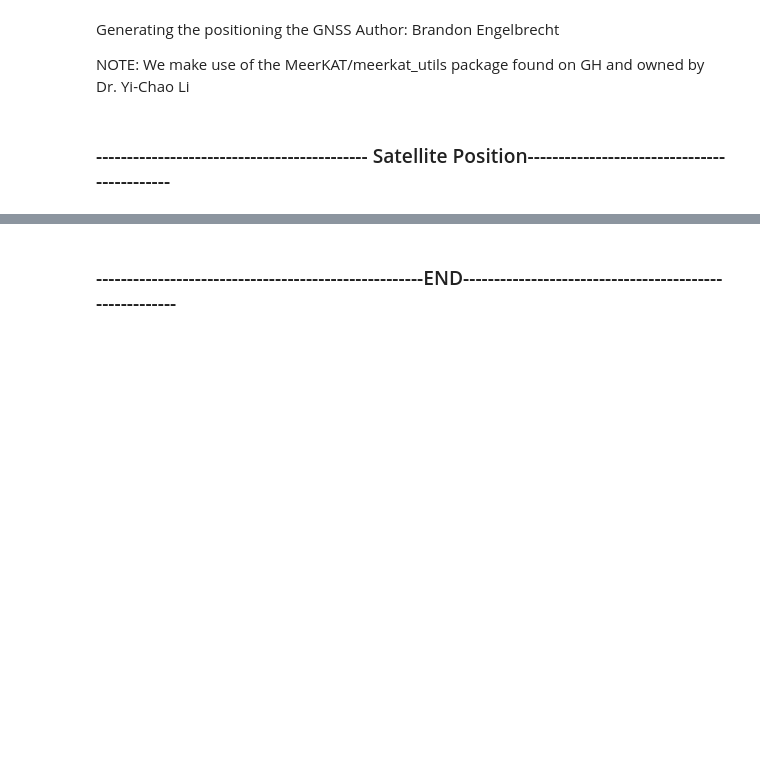
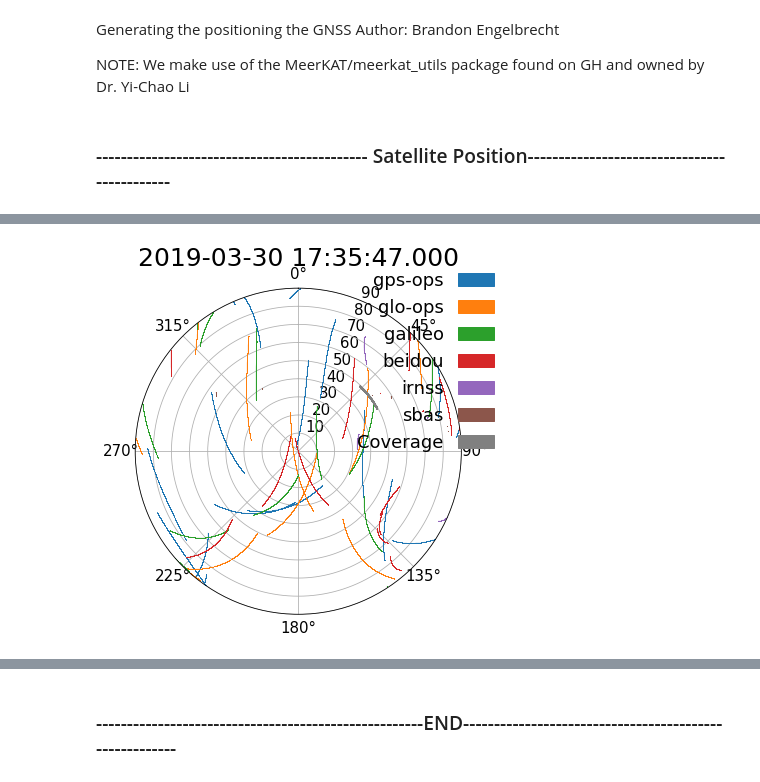
Before and after one commit to vitoria-ab/satellite_RFI-mine, a Jupyter notebook: Notebooks/Satellite_position/Satellite_position.ipynb, the cells around one changed output, grey strips where cells are left out. Drawn from its saved outputs; the diff is of its cells as text; code cells hidden in the pictures; blank space fills up the shorter version.

```diff
--- a/Notebooks/Satellite_position/Satellite_position.ipynb
+++ b/Notebooks/Satellite_position/Satellite_position.ipynb
@@ -477,0 +124,32 @@ end @ Tue Mar  1 15:29:14 2022#
+# %%
+# # Start of observation time [MANUAL]
+# start_observation_time = int(fname)
+# observation_time_list = np.arange(0, 2*60*60, 1) * u.second
+# # Telescope location on Earth in degrees of latitude and longitude
+# telescope_location = [pm.telescope_Lat* u.deg , pm.telescope_Lon* u.deg]
+# # Telescope pointing array in Az and Alt
+# telescope_pointing =  np.array([[az[i], alt[i]] for i in range(len(observation_time_list))])
+
+
+# Running
+tsc.obs_time= datetime.utcfromtimestamp(start_observation_time).strftime('%Y-%m-%d %H:%M:%S')
+tsc.obs_time_list = observation_time_list
+tsc.obs_location = telescope_location
+tsc.get_sate_coords()
+
+# Constellations that remains behind
+cons_remain = tsc.sats_type_remain
+
+# Position of satellites with respect to MeerKAT pointing
+satellite_angle = tsc.check_angular_separation(pointings=telescope_pointing, max_angle=100, beam_func=None, ymin=1e-10, ymax=1, axes=None)
+
+# Transposing the angular seperation values to allow for better plotting
+satellite_angle_t = [satellite_angle[con].T for con in range(len(cons_remain))]
+
+
+
+# Manual add ons
+# tsc.obs_time= datetime.utcfromtimestamp(int(fname)+pm.nd_s0[0]).strftime('%Y-%m-%d %H:%M:%S')
+# tsc.obs_time_list = np.arange(0, 48, 0.01) * u.hour
+# tsc.get_sate_coords()
+# tsc.check_altaz()
@@ -477,0 +165,4 @@ end @ Tue Mar  1 15:29:14 2022#
+# %%
+tsc.check_altaz()
+# %% [output]
+[figure, added]
```
Also changed, not shown: parts of 60 cells of this notebook, 1 other file.
